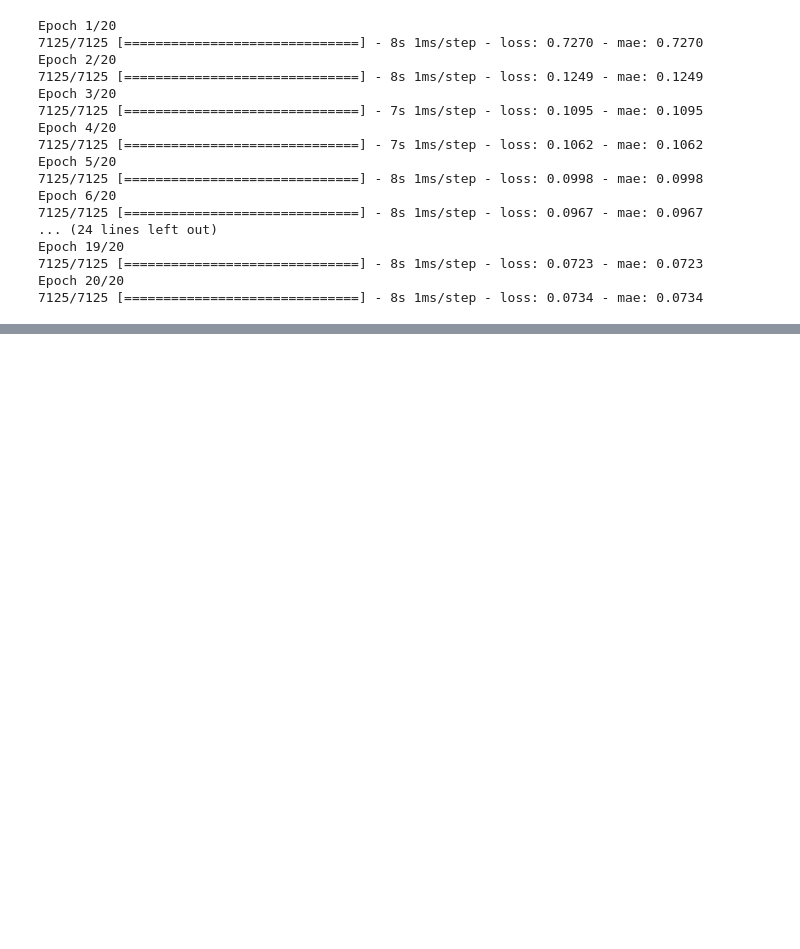
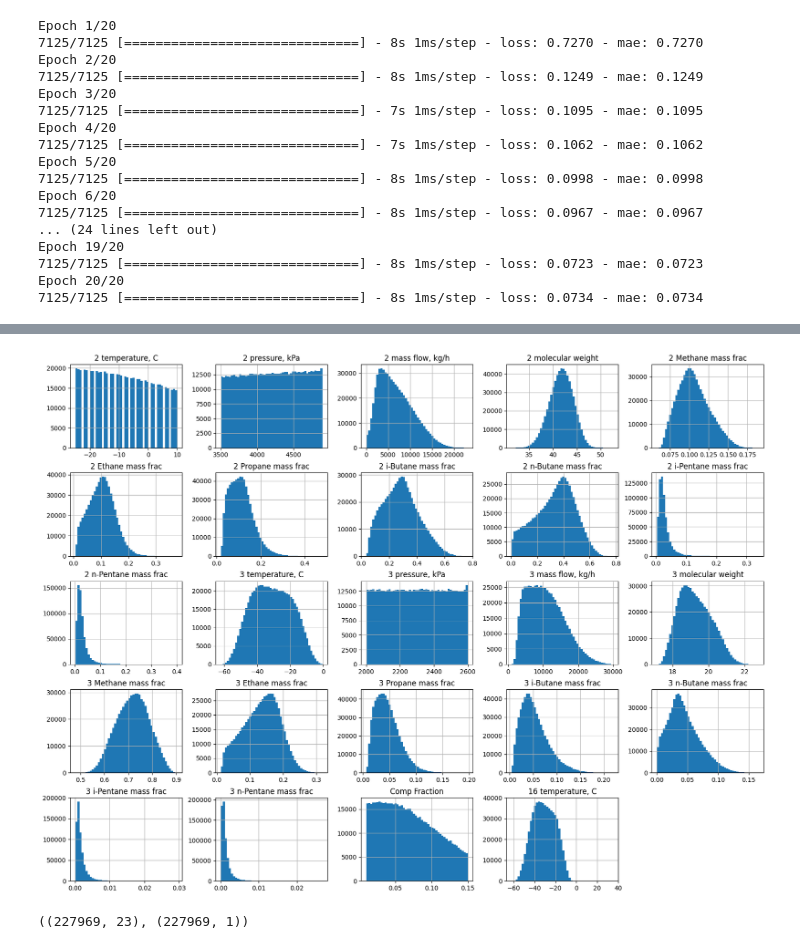
Before and after one commit to Rus-tam/AI_models, a Jupyter notebook: low_temp_dist_19_06.ipynb, the cells around one changed output, grey strips where cells are left out. Cells and saved outputs as stored; diff of their text form; code cells hidden in the pictures; blank space fills up the shorter version.

Commit message:
working with column top temperature

```diff
--- a/low_temp_dist_19_06.ipynb
+++ b/low_temp_dist_19_06.ipynb
@@ -3634,0 +3802,10 @@ plt.show()
+# %%
+column_top_temp_data_1 = data[[
+    '2 temperature, C', '2 pressure, kPa', '2 mass flow, kg/h', '2 molecular weight', '2 Methane mass frac',
+    '2 Ethane mass frac', '2 Propane mass frac', '2 i-Butane mass frac', '2 n-Butane mass frac', '2 i-Pentane mass frac',
+    '2 n-Pentane mass frac',
+    '3 temperature, C', '3 pressure, kPa', '3 mass flow, kg/h', '3 molecular weight',
+    '3 Methane mass frac', '3 Ethane mass frac', '3 Propane mass frac', '3 i-Butane mass frac', '3 n-Butane mass frac',
+     '3 i-Pentane mass frac', '3 n-Pentane mass frac', 'Comp Fraction',
+     '16 temperature, C',
+]]
@@ -3634,0 +3825,4 @@ plt.show()
+# %%
+column_top_temp_data_1.hist(bins=50, figsize=(20, 15));
+# %% [output]
+[figure, added]
@@ -3634,0 +3831,40 @@ plt.show()
+# %%
+## Тестовая и обучающая выборки
+X = column_top_temp_data_1_mini[[
+    '2 temperature, C', '2 pressure, kPa', '2 mass flow, kg/h', '2 molecular weight', '2 Methane mass frac',
+    '2 Ethane mass frac', '2 Propane mass frac', '2 i-Butane mass frac', '2 n-Butane mass frac', '2 i-Pentane mass frac',
+    '2 n-Pentane mass frac',
+    '3 temperature, C', '3 pressure, kPa', '3 mass flow, kg/h', '3 molecular weight',
+    '3 Methane mass frac', '3 Ethane mass frac', '3 Propane mass frac', '3 i-Butane mass frac', '3 n-Butane mass frac',
+     '3 i-Pentane mass frac', '3 n-Pentane mass frac', 'Comp Fraction',
+]]
+
+y = column_top_temp_data_1_mini[[
+    '16 temperature, C',
+]]
+
+# Собираем трансформер столбцов
+ct = make_column_transformer(
+    (MinMaxScaler(), [
+    '2 temperature, C', '2 pressure, kPa', '2 mass flow, kg/h', '2 molecular weight', '2 Methane mass frac',
+    '2 Ethane mass frac', '2 Propane mass frac', '2 i-Butane mass frac', '2 n-Butane mass frac', '2 i-Pentane mass frac',
+    '2 n-Pentane mass frac',
+    '3 temperature, C', '3 pressure, kPa', '3 mass flow, kg/h', '3 molecular weight',
+    '3 Methane mass frac', '3 Ethane mass frac', '3 Propane mass frac', '3 i-Butane mass frac', '3 n-Butane mass frac',
+     '3 i-Pentane mass frac', '3 n-Pentane mass frac', 'Comp Fraction',
+                     ])
+)
+
+# Создаем обучающую и тестовые выборки
+X_train, X_test, y_train, y_test = train_test_split(X, y, test_size=0.2, random_state=42)
+
+# Загружаем тренировочную выборку
+ct.fit(X_train)
+
+# Нормализуем данные
+X_train_normal = ct.transform(X_train)
+X_test_normal = ct.transform(X_test)
+
+X_train_normal.shape, y_train.shape
+# %% [output]
+((227969, 23), (227969, 1))
```
Also changed, not shown: parts of 150 cells of this notebook.
